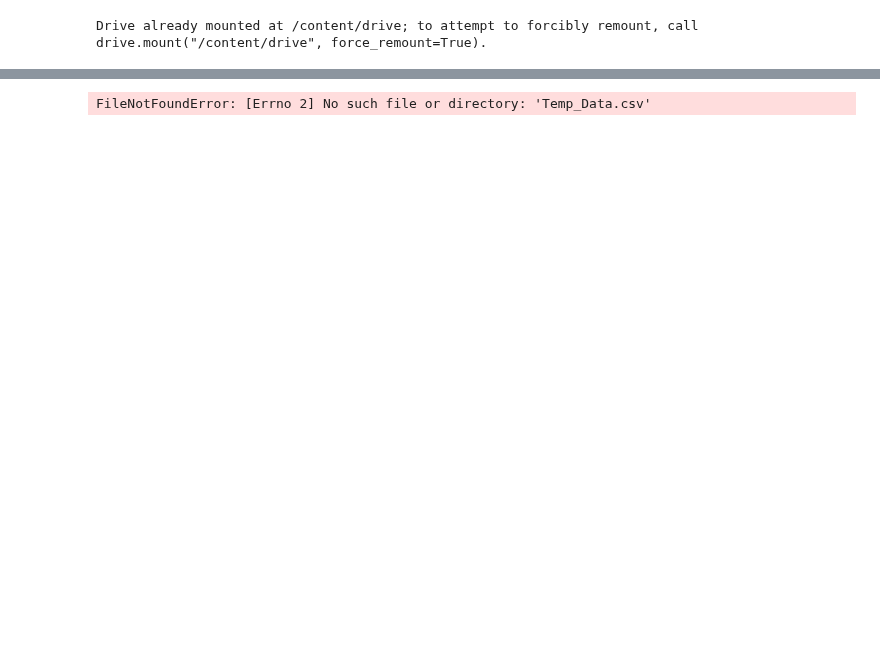
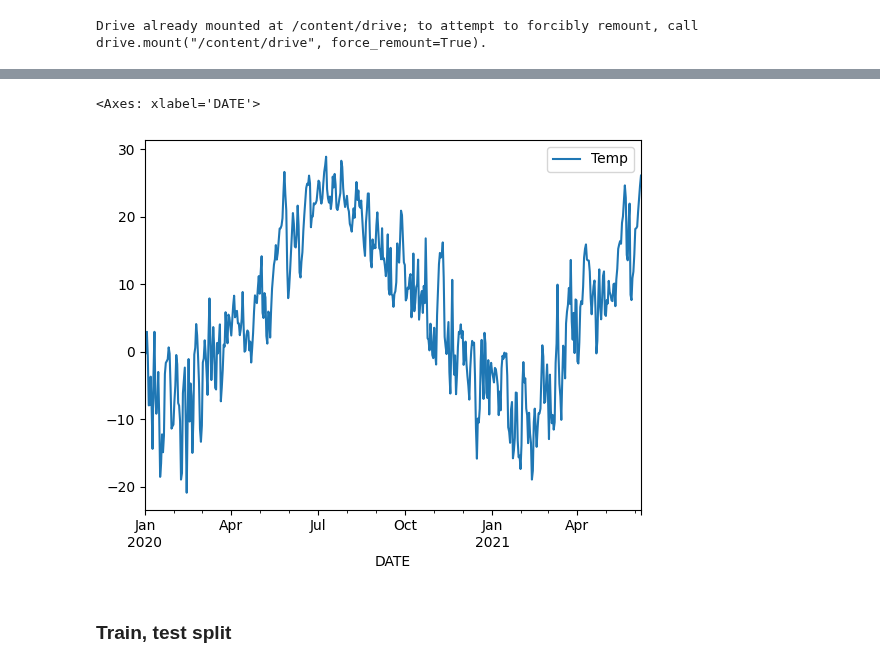
Before and after one commit to rizaho/ml_for_financial_analysis, a Jupyter notebook: 101_Time_Series_Analysis_And_Forecasting_with_Python.ipynb, the cells around one changed output, grey strips where cells are left out. Drawn from its saved outputs; the diff is of its cells as text; code cells hidden in the pictures; blank space fills up the shorter version.

```diff
--- a/101_Time_Series_Analysis_And_Forecasting_with_Python.ipynb
+++ b/101_Time_Series_Analysis_And_Forecasting_with_Python.ipynb
@@ -67,0 +96,5 @@ Drive already mounted at /content/drive; to attempt to forcibly remount, call dr
+# %%
+df = pd.read_csv(DRIVE_DATASET_PATH +'Temp_Data.csv', index_col = "DATE", parse_dates=True)
+df.index.freq = "D" # DATE, index column frequency
+df.dropna(inplace=True) # remove the rows with null values
+df
@@ -68,5 +116,8 @@ Drive already mounted at /content/drive; to attempt to forcibly remount, call dr
 # %%
-df = pd.read_csv("Temp_Data.csv")
-df
+df = pd.DataFrame(df["Temp"])
+df.plot()
 # %% [output]
-FileNotFoundError: [Errno 2] No such file or directory: 'Temp_Data.csv'
+<Axes: xlabel='DATE'>
+[figure, added]
+# %% [markdown]
+### Train, test split
```
Also changed, not shown: parts of 10 cells of this notebook.
